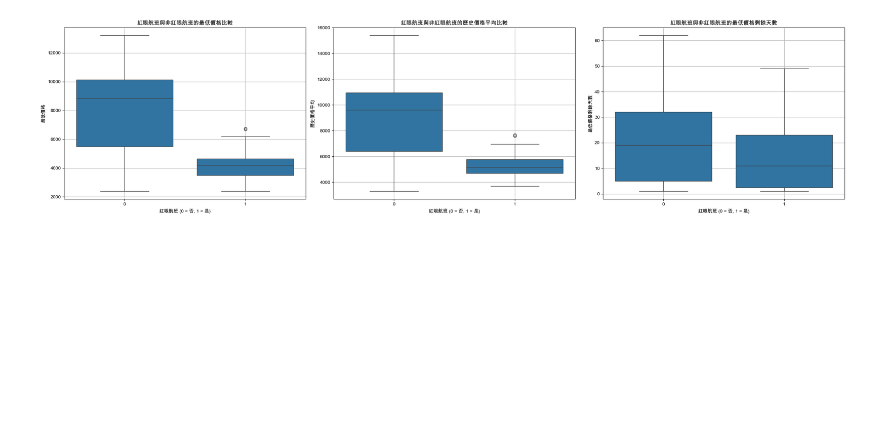
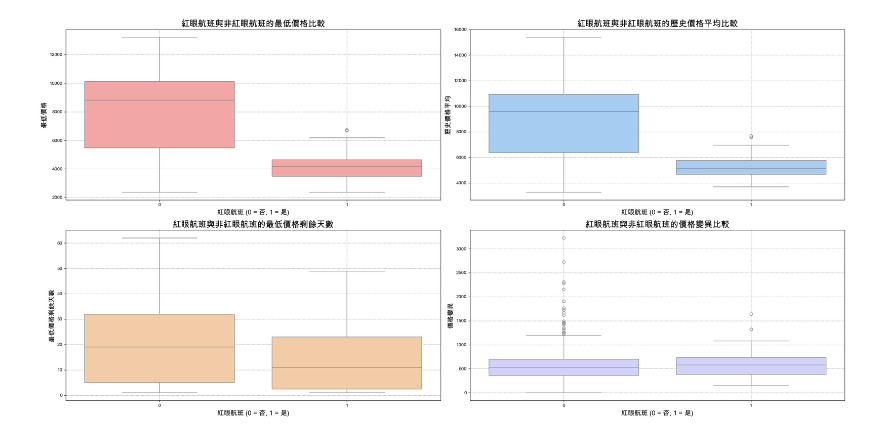
Before and after one commit to ching1223/flight_data, a Jupyter notebook: cleaned_data/red_eye.ipynb, the cells around one changed output. Saved outputs shown, nothing was run; the diff lists cells and outputs as text; code cells hidden in the pictures; blank space fills up the shorter version.

```diff
--- a/cleaned_data/red_eye.ipynb
+++ b/cleaned_data/red_eye.ipynb
@@ -25,7 +25,7 @@ def is_red_eye_flight(departure_time):
 
 data['紅眼航班'] = data['出發時間'].apply(is_red_eye_flight)
 
-# 處理價格歷史，將日期轉換為剩餘天數，並計算歷史價格平均和最低價格
+# 處理價格歷史，將日期轉換為剩餘天數，並計算歷史價格平均、最低價格和變異
 def process_price_history(history):
     entries = history.split(", ")
     remaining_days_with_prices = []
@@ -50,19 +50,26 @@ def process_price_history(history):
         remaining_days_with_prices.append((remaining_days, price))
         prices.append((price, remaining_days))
 
+    # 計算平均價格
     avg_price = round(sum([p[0] for p in prices]) / len(prices)) if prices else None
 
+    # 計算最低價格及其對應的剩餘天數
     if prices:
         min_price = min([p[0] for p in prices])
-        # 選取最後一個出現的最低價格對應的剩餘天數
         min_days_left = [days for price, days in prices if price == min_price][-1]
     else:
         min_price, min_days_left = None, None
 
-    return remaining_days_with_prices, avg_price, min_price, min_days_left
+    # 計算價格的變異（標準差）
+    price_variance = pd.Series([p[0] for p in prices]).std() if prices else None
 
-# 對每一行的價格歷史應用處理函數並新增歷史價格平均、最低價格及其所有剩餘天數欄位
-data[['剩餘天數及價格', '歷史價格平均', '最低價格', '最低價格剩餘天數']] = data['價格歷史'].apply(lambda x: pd.Series(process_price_history(x)))
+    return remaining_days_with_prices, avg_price, min_price, min_days_left, price_variance
+
+# 對每一行的價格歷史應用處理函數並新增歷史價格平均、最低價格、最低價格剩餘天數及變異欄位
+data[['剩餘天數及價格', '歷史價格平均', '最低價格', '最低價格剩餘天數', '變異']] = data['價格歷史'].apply(lambda x: pd.Series(process_price_history(x)))
 
 # 刪除不需要的原始價格歷史欄位
-data = data[['航班代碼', '出發時間', '剩餘天數及價格', '歷史價格平均', '最低價格', '最低價格剩餘天數', '紅眼航班']]
+data = data[['航班代碼', '出發時間', '剩餘天數及價格', '歷史價格平均', '最低價格', '最低價格剩餘天數', '紅眼航班', '變異']]
+
+# 顯示結果
+print(data.head())
@@ -71,37 +93,54 @@ data = data[['航班代碼', '出發時間', '剩餘天數及價格', '歷史價
 # %%
-# 畫盒狀圖
+import matplotlib.pyplot as plt
+import seaborn as sns
+
 # 繁體中文設定
 plt.rcParams['font.sans-serif'] = ['Arial Unicode MS']
 plt.rcParams['axes.unicode_minus'] = False
 
 # 去除缺失值的資料
-plot_data = data.dropna(subset=['航班代碼', '最低價格', '最低價格剩餘天數', '歷史價格平均'])
+plot_data = data.dropna(subset=['航班代碼', '最低價格', '最低價格剩餘天數', '歷史價格平均', '變異'])
 
-# 創建子圖，分別繪製最低價格、歷史價格平均和最低價格與剩餘天數的盒狀圖
-fig, axes = plt.subplots(1, 3, figsize=(24, 6))
+# 創建子圖，分別繪製最低價格、歷史價格平均、最低價格剩餘天數和價格變異的盒狀圖
+fig, axes = plt.subplots(2, 2, figsize=(24, 12))
 
-# 第一個子圖：紅眼航班與非紅眼航班的最低價格的盒狀圖
-sns.boxplot(data=plot_data, x='紅眼航班', y='最低價格', ax=axes[0])
-axes[0].set_title('紅眼航班與非紅眼航班的最低價格比較')
-axes[0].set_xlabel('紅眼航班 (0 = 否, 1 = 是)')
-axes[0].set_ylabel('最低價格')
-axes[0].grid(True)
+# 調整圖表標題字體大小
+title_fontsize = 18
+label_fontsize = 14
 
-# 第二個子圖：紅眼航班與非紅眼航班的歷史價格平均的盒狀圖
-sns.boxplot(data=plot_data, x='紅眼航班', y='歷史價格平均', ax=axes[1])
-axes[1].set_title('紅眼航班與非紅眼航班的歷史價格平均比較')
-axes[1].set_xlabel('紅眼航班 (0 = 否, 1 = 是)')
-axes[1].set_ylabel('歷史價格平均')
-axes[1].grid(True)
+# 第一個子圖：紅眼航班與非紅眼航班的最低價格的盒狀圖，使用自訂顏色
+sns.boxplot(data=plot_data, x='紅眼航班', y='最低價格', ax=axes[0, 0], color='#FF9999')
+axes[0, 0].set_title('紅眼航班與非紅眼航班的最低價格比較', fontsize=title_fontsize)
+axes[0, 0].set_xlabel('紅眼航班 (0 = 否, 1 = 是)', fontsize=label_fontsize)
+axes[0, 0].set_ylabel('最低價格', fontsize=label_fontsize)
+axes[0, 0].grid(axis='y', color='gray', linestyle='--', linewidth=0.5)
 
-# 第三個子圖：紅眼航班與非紅眼航班的最低價格剩餘天數的盒狀圖
-sns.boxplot(data=plot_data, x='紅眼航班', y='最低價格剩餘天數', ax=axes[2])
-axes[2].set_title('紅眼航班與非紅眼航班的最低價格剩餘天數')
-axes[2].set_xlabel('紅眼航班 (0 = 否, 1 = 是)')
-axes[2].set_ylabel('最低價格剩餘天數')
-axes[2].grid(True)
+# 第二個子圖：紅眼航班與非紅眼航班的歷史價格平均的盒狀圖，使用不同顏色
+sns.boxplot(data=plot_data, x='紅眼航班', y='歷史價格平均', ax=axes[0, 1], color='#99CCFF')
+axes[0, 1].set_title('紅眼航班與非紅眼航班的歷史價格平均比較', fontsize=title_fontsize)
+axes[0, 1].set_xlabel('紅眼航班 (0 = 否, 1 = 是)', fontsize=label_fontsize)
+axes[0, 1].set_ylabel('歷史價格平均', fontsize=label_fontsize)
+axes[0, 1].grid(axis='y', color='gray', linestyle='--', linewidth=0.5)
+
+# 第三個子圖：紅眼航班與非紅眼航班的最低價格剩餘天數的盒狀圖，使用另一種顏色
+sns.boxplot(data=plot_data, x='紅眼航班', y='最低價格剩餘天數', ax=axes[1, 0], color='#FFCC99')
+axes[1, 0].set_title('紅眼航班與非紅眼航班的最低價格剩餘天數', fontsize=title_fontsize)
+axes[1, 0].set_xlabel('紅眼航班 (0 = 否, 1 = 是)', fontsize=label_fontsize)
+axes[1, 0].set_ylabel('最低價格剩餘天數', fontsize=label_fontsize)
+axes[1, 0].grid(axis='y', color='gray', linestyle='--', linewidth=0.5)
+
+# 第四個子圖：紅眼航班與非紅眼航班的價格變異的盒狀圖，使用另一種顏色
+sns.boxplot(data=plot_data, x='紅眼航班', y='變異', ax=axes[1, 1], color='#CCCCFF')
+axes[1, 1].set_title('紅眼航班與非紅眼航班的價格變異比較', fontsize=title_fontsize)
+axes[1, 1].set_xlabel('紅眼航班 (0 = 否, 1 = 是)', fontsize=label_fontsize)
+axes[1, 1].set_ylabel('價格變異', fontsize=label_fontsize)
+axes[1, 1].grid(axis='y', color='gray', linestyle='--', linewidth=0.5)
+
+# 移除多餘的格線
+for ax in axes.flat:
+    ax.grid(axis='x', color='gray', linestyle='--', linewidth=0.5)
 
 plt.tight_layout()
 plt.show()
 # %% [output]
-[figure, old version]
+[figure, new version]
```
Also changed, not shown: parts of 16 cells of this notebook, 8 other files.
